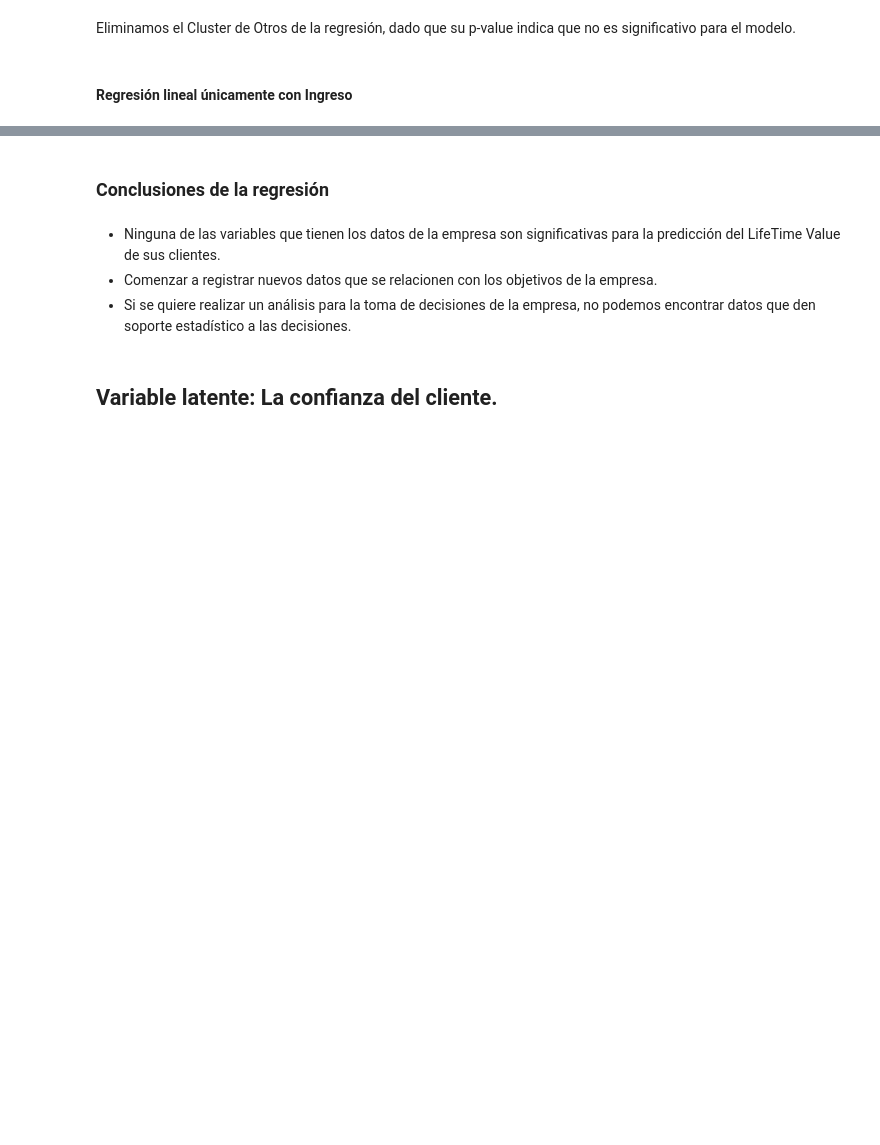
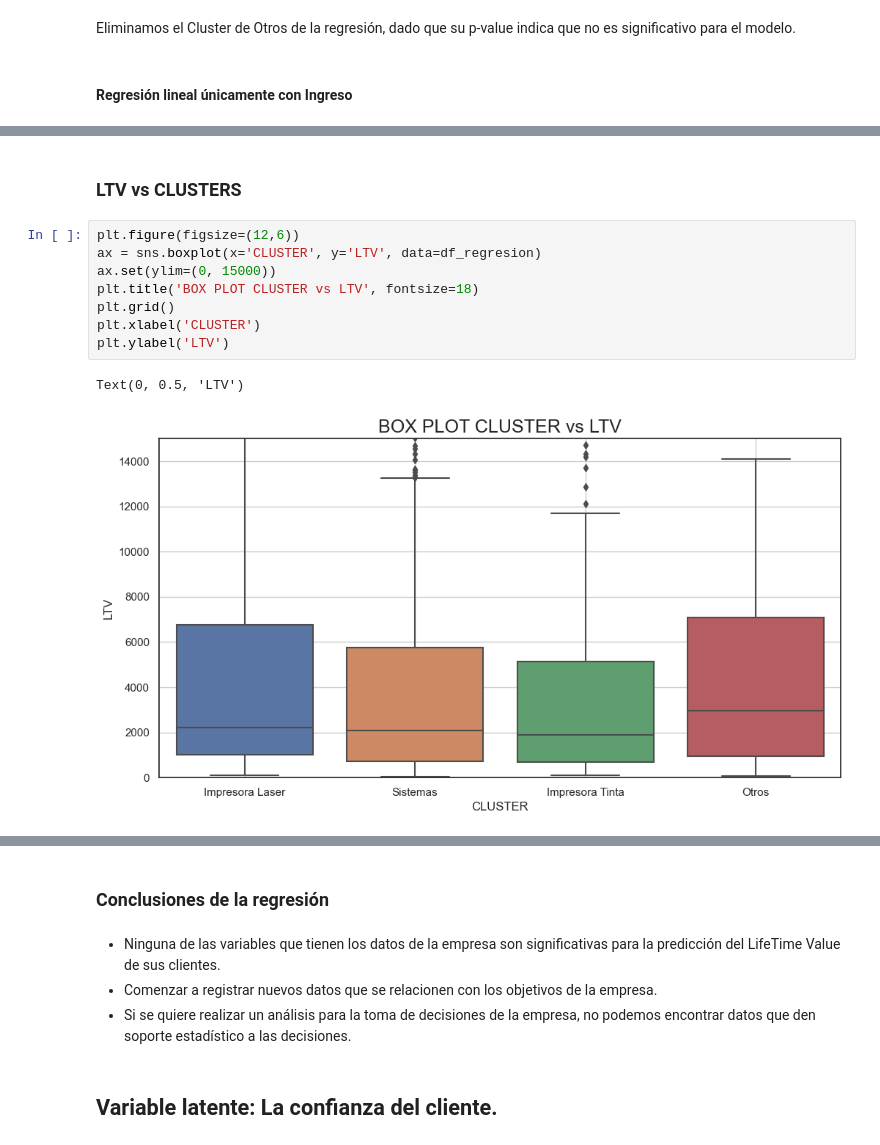
Before and after one commit to luisejdm/Analisis_de_datos_financieros_y_de_diseno_de_indicadores, a Jupyter notebook: Proyecto/Proyecto.ipynb, the cells around one changed output, grey strips where cells are left out. Saved outputs shown, nothing was run; the diff lists cells and outputs as text; blank space fills up the shorter version.

```diff
--- a/Proyecto/Proyecto.ipynb
+++ b/Proyecto/Proyecto.ipynb
@@ -494,0 +525,13 @@ Eliminamos los ingresos de la regresión, dado que su p-value indica que no es s
+# %% [markdown]
+### LTV vs CLUSTERS
+# %%
+plt.figure(figsize=(12,6))
+ax = sns.boxplot(x='CLUSTER', y='LTV', data=df_regresion)
+ax.set(ylim=(0, 15000))
+plt.title('BOX PLOT CLUSTER vs LTV', fontsize=18)
+plt.grid()
+plt.xlabel('CLUSTER')
+plt.ylabel('LTV')
+# %% [output]
+Text(0, 0.5, 'LTV')
+[figure, added]
```
Also changed, not shown: parts of 35 cells of this notebook, 2 other files.
